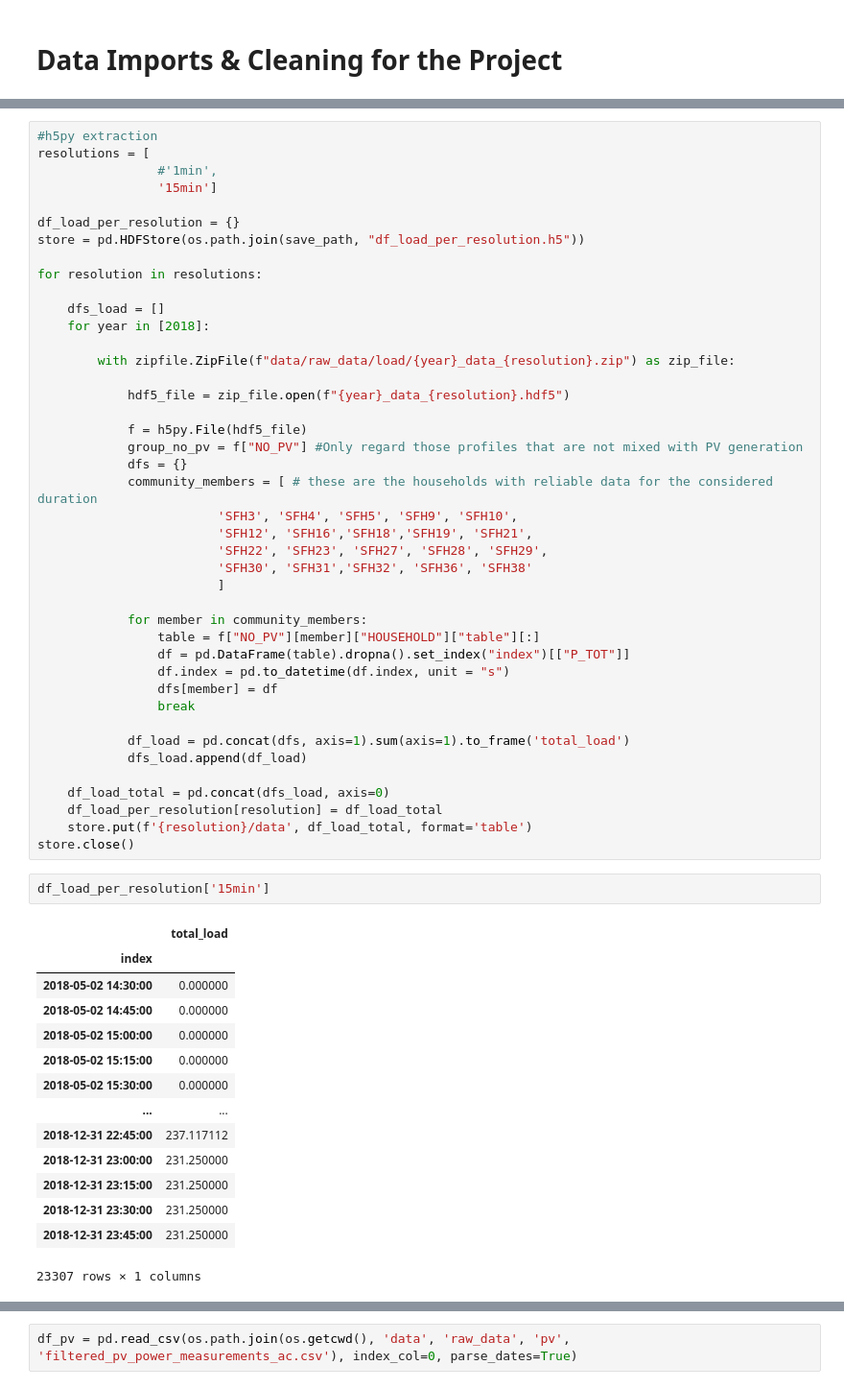
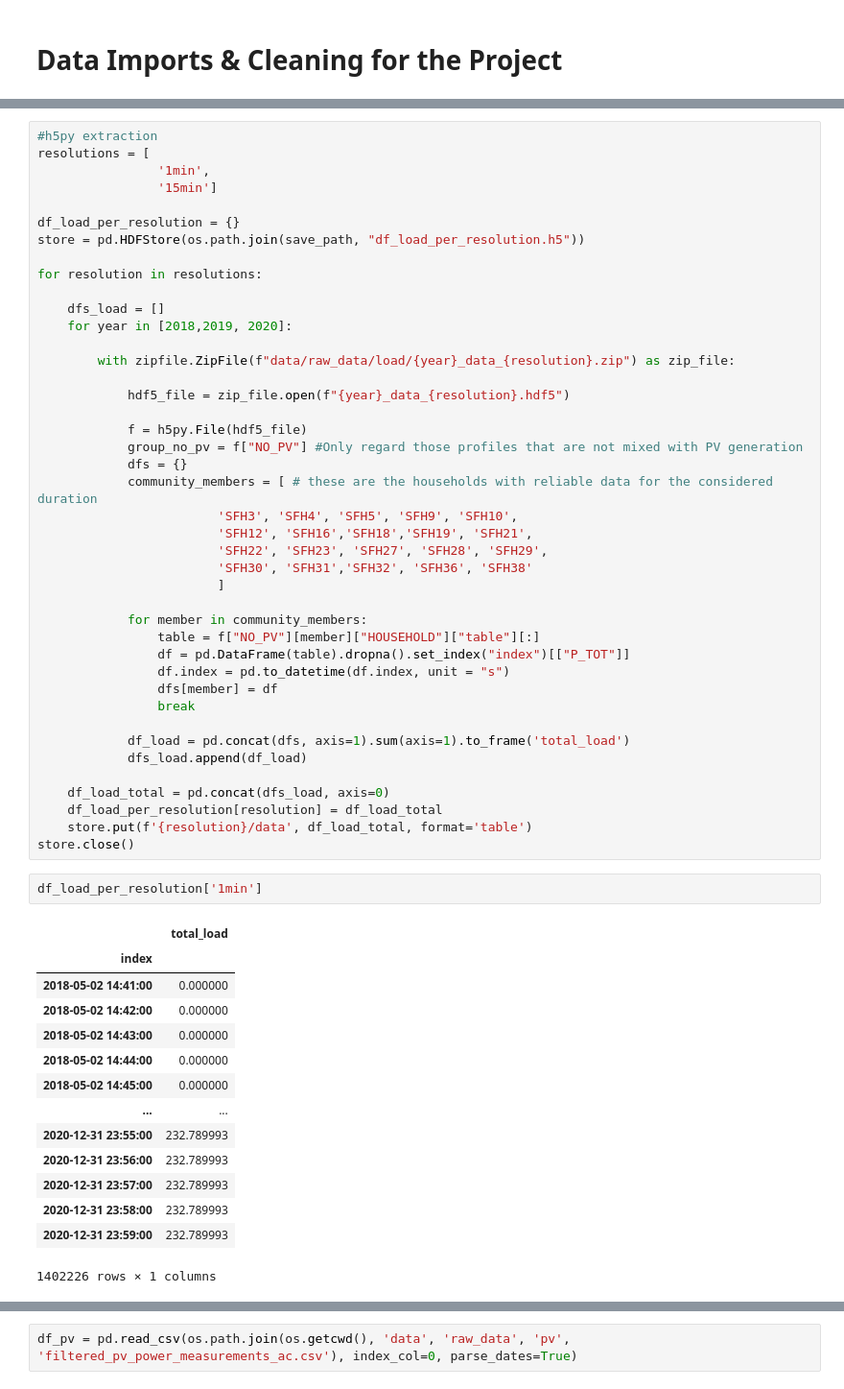
Before and after one commit to nikohou/net-load-forecasting, a Jupyter notebook: notebooks/data_prep.ipynb, the cells around one changed output, grey strips where cells are left out. Shown at 96% size. Drawn from its saved outputs; the diff is of its cells as text.

```diff
--- a/notebooks/data_prep.ipynb
+++ b/notebooks/data_prep.ipynb
@@ -50,7 +55,7 @@ The goal here is to import them, select the useful data, impute missing data whe
 # %%
 #h5py extraction
 resolutions = [
-                #'1min',
+                '1min',
                 '15min']
 
 df_load_per_resolution = {}
@@ -59,7 +64,7 @@ store = pd.HDFStore(os.path.join(save_path, "df_load_per_resolution.h5"))
 for resolution in resolutions:
 
     dfs_load = []
-    for year in [2018]:
+    for year in [2018,2019, 2020]:
 
         with zipfile.ZipFile(f"data/raw_data/load/{year}_data_{resolution}.zip") as zip_file:
 
@@ -90,20 +95,20 @@ for resolution in resolutions:
     store.put(f'{resolution}/data', df_load_total, format='table')
 store.close()
 # %%
-df_load_per_resolution['15min']
+df_load_per_resolution['1min']
 # %% [output]
 |  | total_load |
 | index |  |
-| 2018-05-02 14:30:00 | 0.000000 |
+| 2018-05-02 14:41:00 | 0.000000 |
+| 2018-05-02 14:42:00 | 0.000000 |
+| 2018-05-02 14:43:00 | 0.000000 |
+| 2018-05-02 14:44:00 | 0.000000 |
 | 2018-05-02 14:45:00 | 0.000000 |
-| 2018-05-02 15:00:00 | 0.000000 |
-| 2018-05-02 15:15:00 | 0.000000 |
-| 2018-05-02 15:30:00 | 0.000000 |
 | ... | ... |
-| 2018-12-31 22:45:00 | 237.117112 |
-| 2018-12-31 23:00:00 | 231.250000 |
-| 2018-12-31 23:15:00 | 231.250000 |
-| 2018-12-31 23:30:00 | 231.250000 |
-| 2018-12-31 23:45:00 | 231.250000 |
+| 2020-12-31 23:55:00 | 232.789993 |
+| 2020-12-31 23:56:00 | 232.789993 |
+| 2020-12-31 23:57:00 | 232.789993 |
+| 2020-12-31 23:58:00 | 232.789993 |
+| 2020-12-31 23:59:00 | 232.789993 |
-23307 rows × 1 columns
+1402226 rows × 1 columns
 # %%
```
Also changed, not shown: parts of 9 cells of this notebook.
